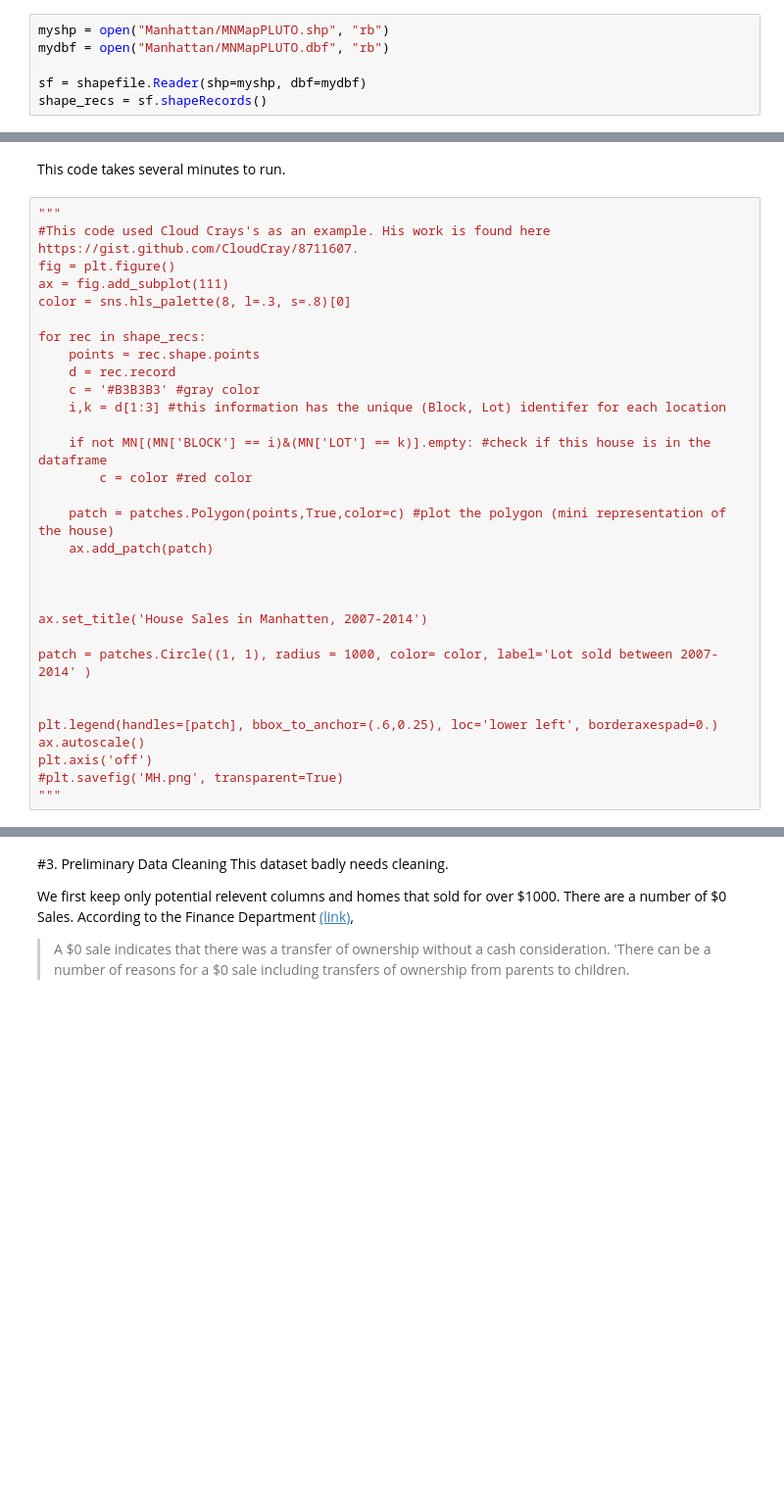
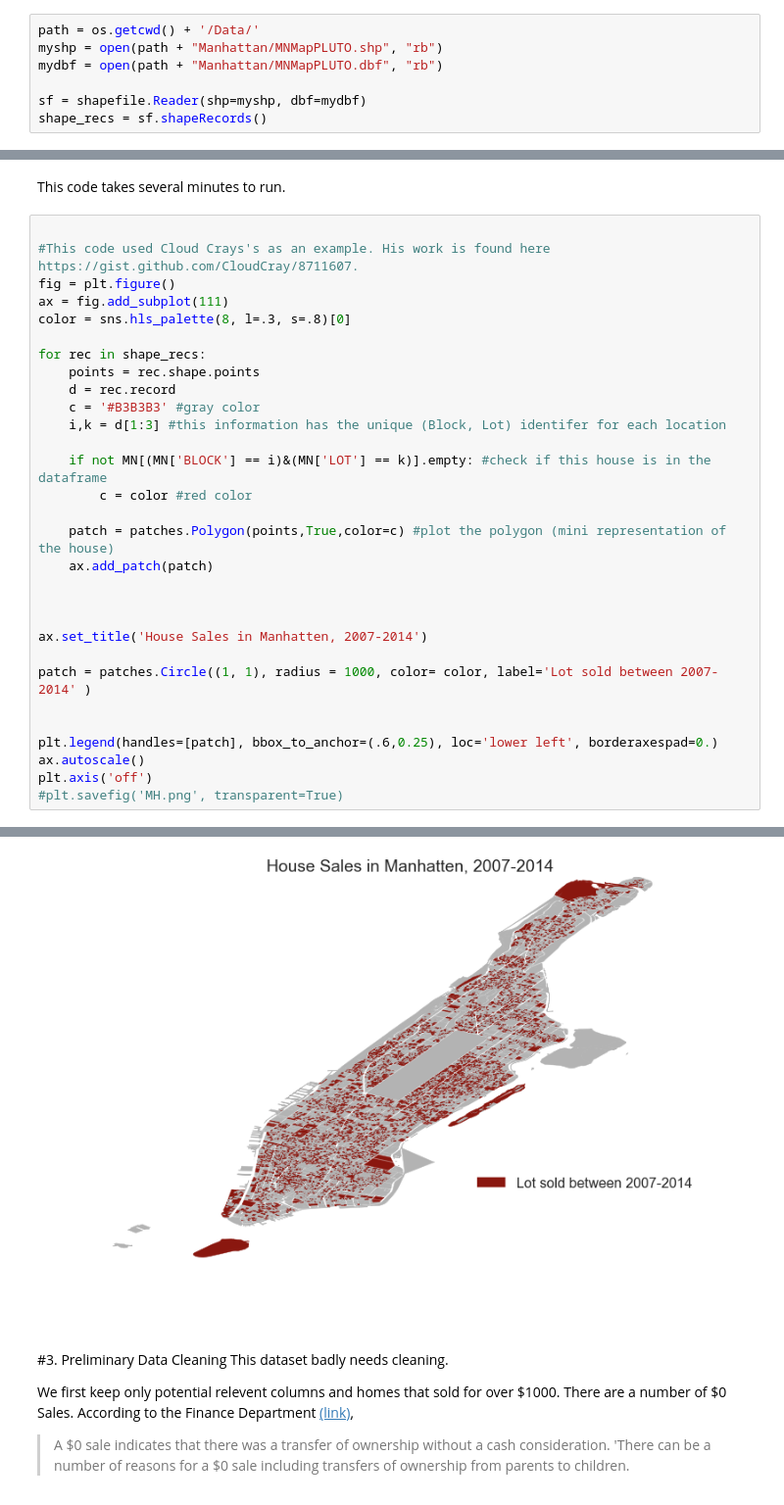
Before and after one commit to jkelleher17/apirates, a Jupyter notebook: Book1.ipynb, the cells around one changed output, grey strips where cells are left out. Shown at 98% size. Cells and saved outputs as stored; diff of their text form; blank space fills up the shorter version.

```diff
--- a/Book1.ipynb
+++ b/Book1.ipynb
@@ -167,6 +178,7 @@ import matplotlib.patches as patches
 # %%
-myshp = open("Manhattan/MNMapPLUTO.shp", "rb")
-mydbf = open("Manhattan/MNMapPLUTO.dbf", "rb")
+path = os.getcwd() + '/Data/'
+myshp = open(path + "Manhattan/MNMapPLUTO.shp", "rb")
+mydbf = open(path + "Manhattan/MNMapPLUTO.dbf", "rb")
 
 sf = shapefile.Reader(shp=myshp, dbf=mydbf)
 shape_recs = sf.shapeRecords()
@@ -177,7 +189,7 @@ MN = rawdf[rawdf['BOROUGH'] == 1]
 # %% [markdown]
 This code takes several minutes to run.
 # %%
-"""
+
 #This code used Cloud Crays's as an example. His work is found here https://gist.github.com/CloudCray/8711607.
 fig = plt.figure()
 ax = fig.add_subplot(111)
@@ -206,4 +218,4 @@ plt.legend(handles=[patch], bbox_to_anchor=(.6,0.25), loc='lower left', borderax
 ax.autoscale()
 plt.axis('off')
 #plt.savefig('MH.png', transparent=True)
-"""
+# %% [output]
@@ -210,3 +223,4 @@ plt.axis('off')
+[figure, added]
 # %% [markdown]
 #3. Preliminary Data Cleaning
 <a id = '3'></a>
```
Also changed, not shown: parts of 31 cells of this notebook.
